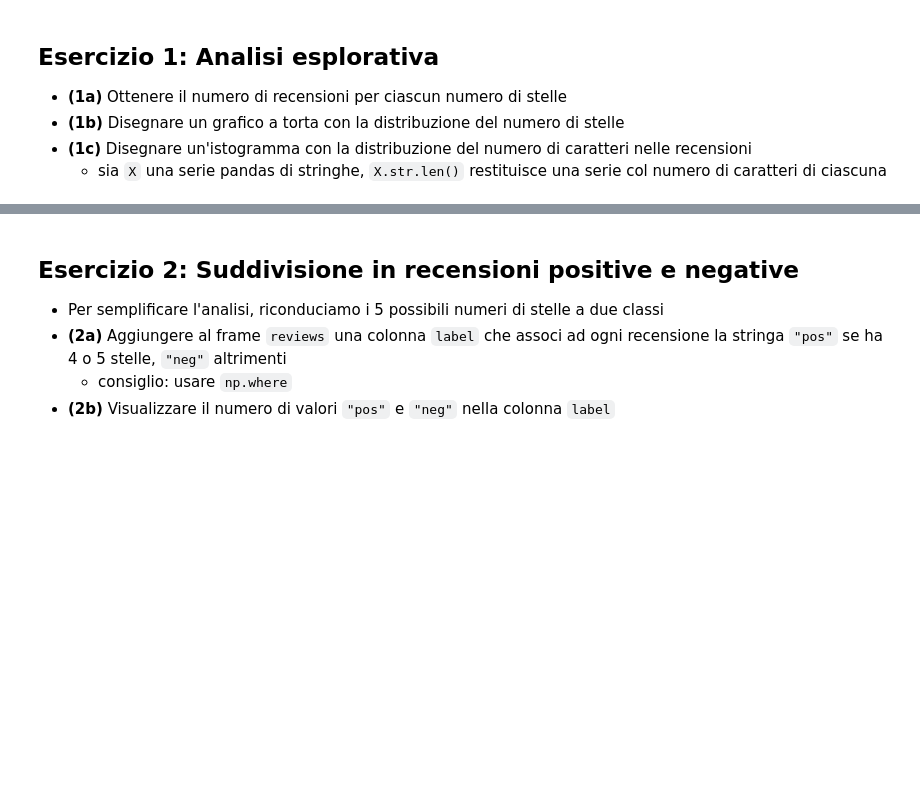
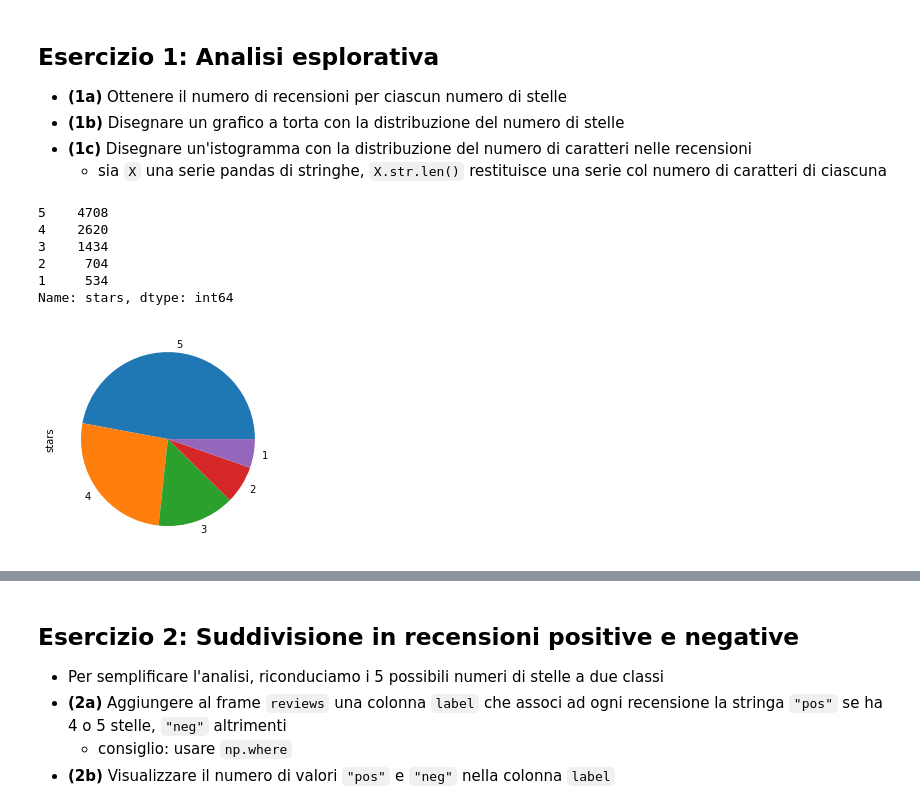
Before and after one commit to FedericoCampanozzi/Uni_Courses_Python, a Jupyter notebook: DataIntensive/14.IntroduzioneNLP/NLP.ipynb, the cells around one changed output, grey strips where cells are left out. Saved outputs shown, nothing was run; the diff lists cells and outputs as text; code cells hidden in the pictures; blank space fills up the shorter version.

```diff
--- a/DataIntensive/14.IntroduzioneNLP/NLP.ipynb
+++ b/DataIntensive/14.IntroduzioneNLP/NLP.ipynb
@@ -206,3 +206,16 @@ reviews.tail(7)
 - **(1b)** Disegnare un grafico a torta con la distribuzione del numero di stelle
 - **(1c)** Disegnare un'istogramma con la distribuzione del numero di caratteri nelle recensioni
   - sia `X` una serie pandas di stringhe, `X.str.len()` restituisce una serie col numero di caratteri di ciascuna
+# %%
+reviews["stars"].value_counts()
+# %% [output]
+5    4708
+4    2620
+3    1434
+2     704
+1     534
+Name: stars, dtype: int64
+# %%
+reviews["stars"].value_counts().plot.pie();
+# %% [output]
+[figure, added]
```
Also changed, not shown: parts of 38 cells of this notebook, 2 other files.
